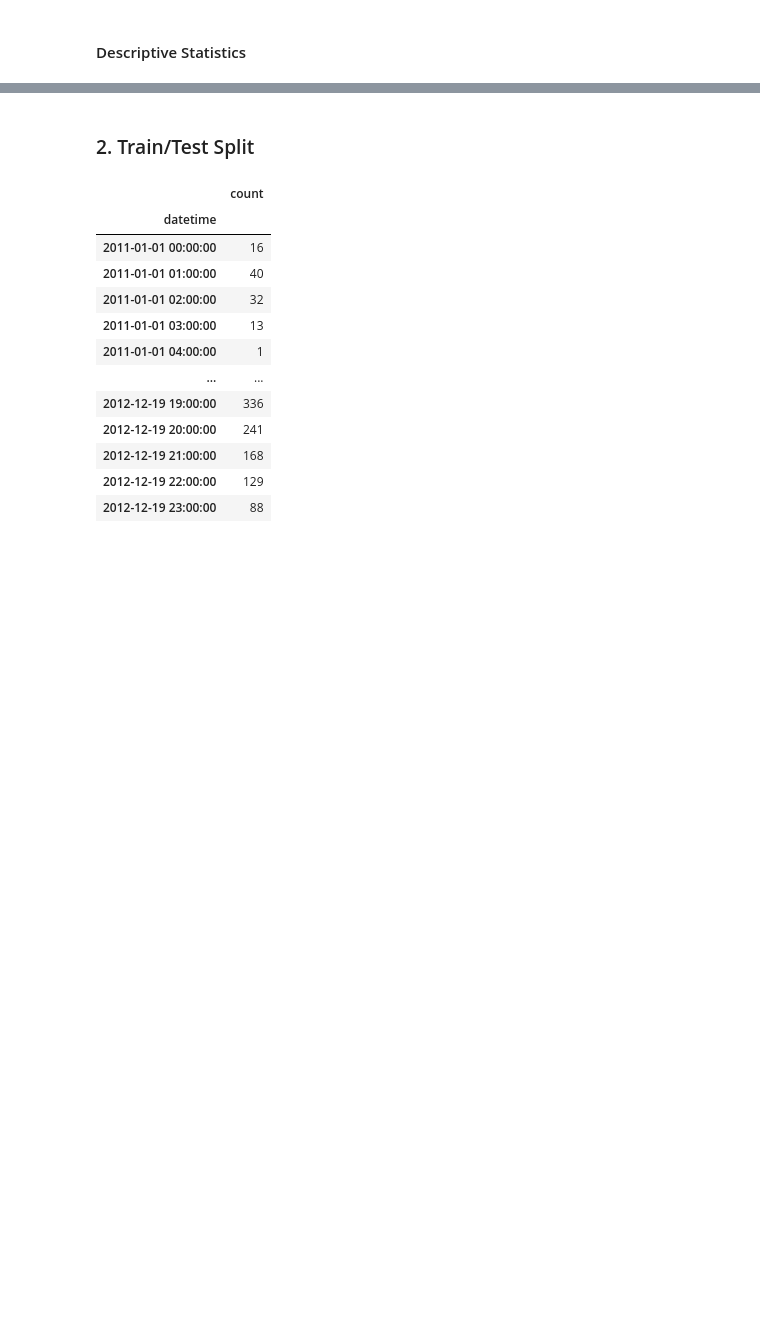
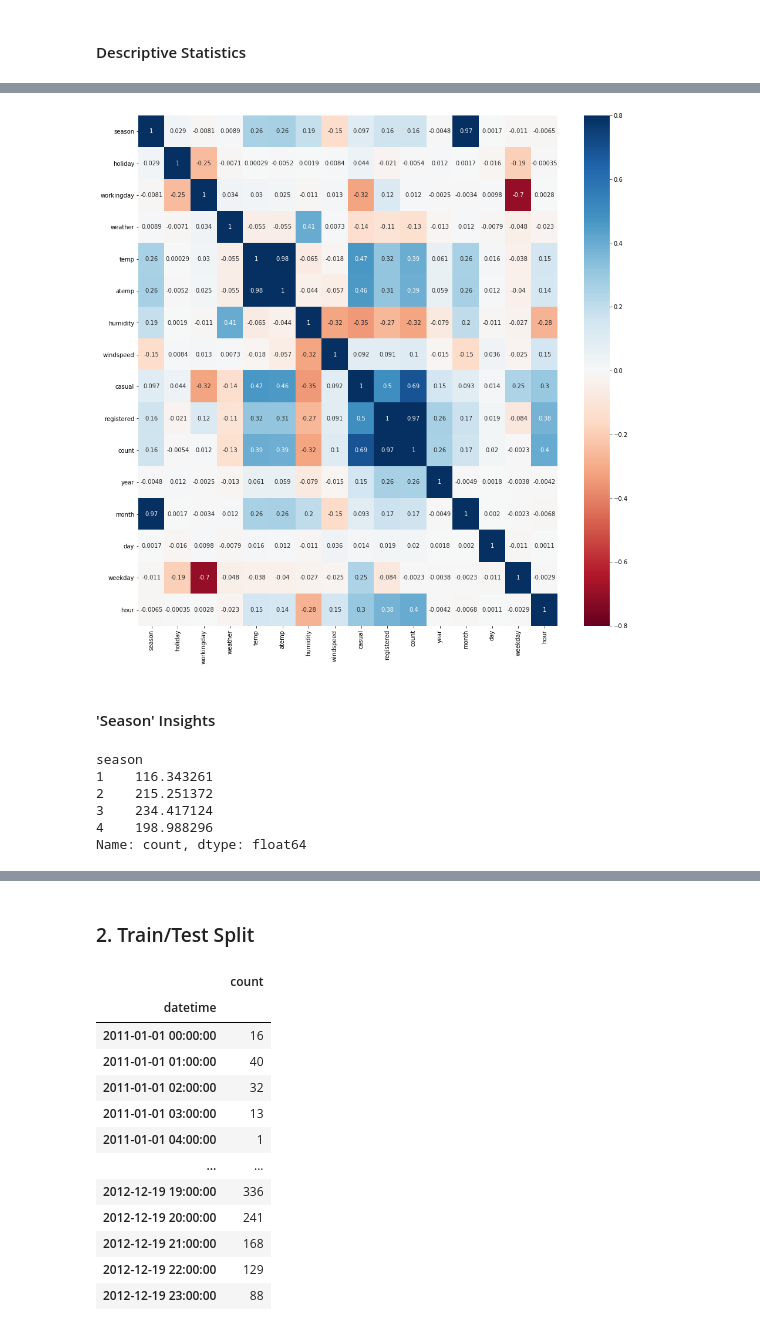
Before and after one commit to snaylix/bootcamp, a Jupyter notebook: 03_week/10_01_Regression_Capital_Bike_Share_INCOMPLETE.ipynb, the cells around one changed output, grey strips where cells are left out. Cells and saved outputs as stored; diff of their text form; code cells hidden in the pictures; blank space fills up the shorter version.

```diff
--- a/03_week/10_01_Regression_Capital_Bike_Share_INCOMPLETE.ipynb
+++ b/03_week/10_01_Regression_Capital_Bike_Share_INCOMPLETE.ipynb
@@ -125,0 +189,16 @@ DatetimeIndex(['2011-01-01 00:00:00', '2011-01-01 01:00:00',
+# %%
+plt.figure(figsize=(16, 16))
+heatmap = sns.heatmap(df.corr(), vmin=-.8, vmax=.8, annot=True, cmap='RdBu')
+# %% [output]
+[figure, added]
+# %% [markdown]
+#### 'Season' Insights
+# %%
+df.groupby(['season'])['count'].mean()
+# %% [output]
+season
+1    116.343261
+2    215.251372
+3    234.417124
+4    198.988296
+Name: count, dtype: float64
```
Also changed, not shown: parts of 29 cells of this notebook, 1 other file.
